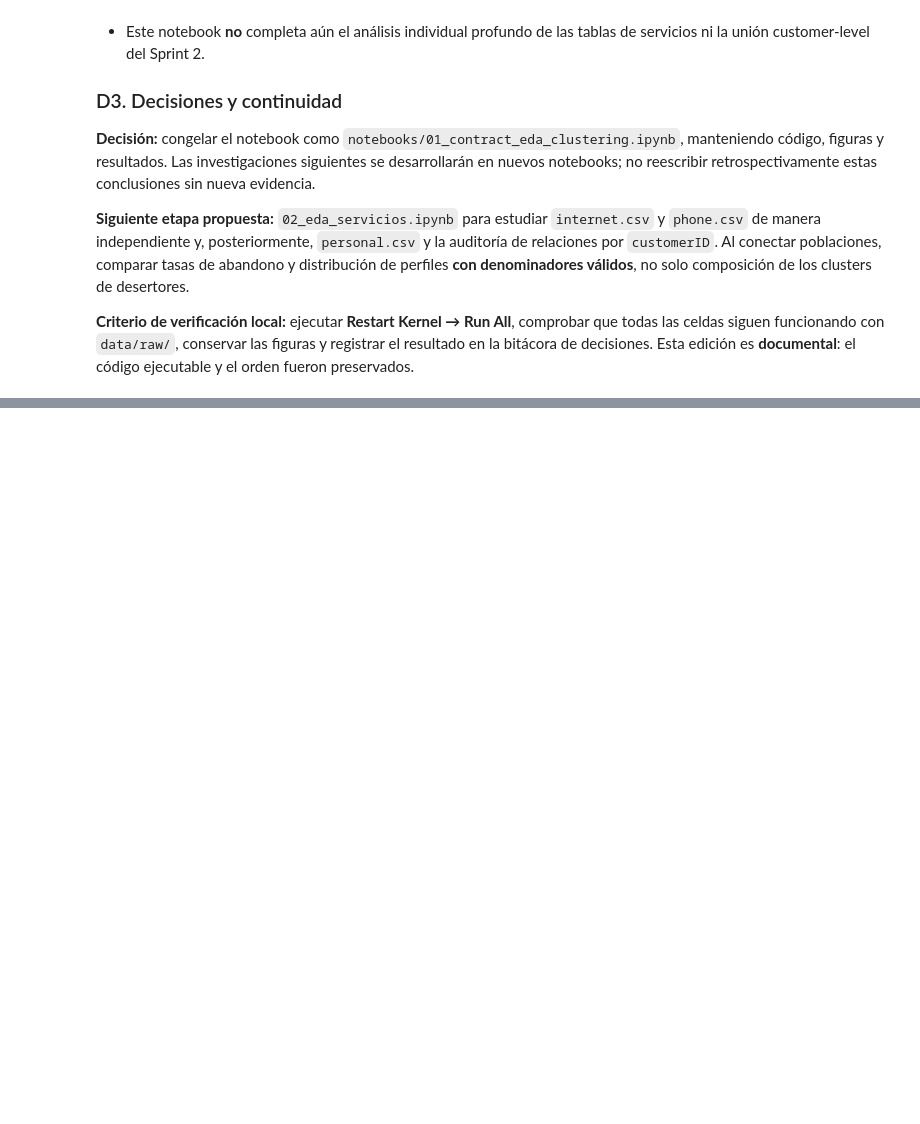
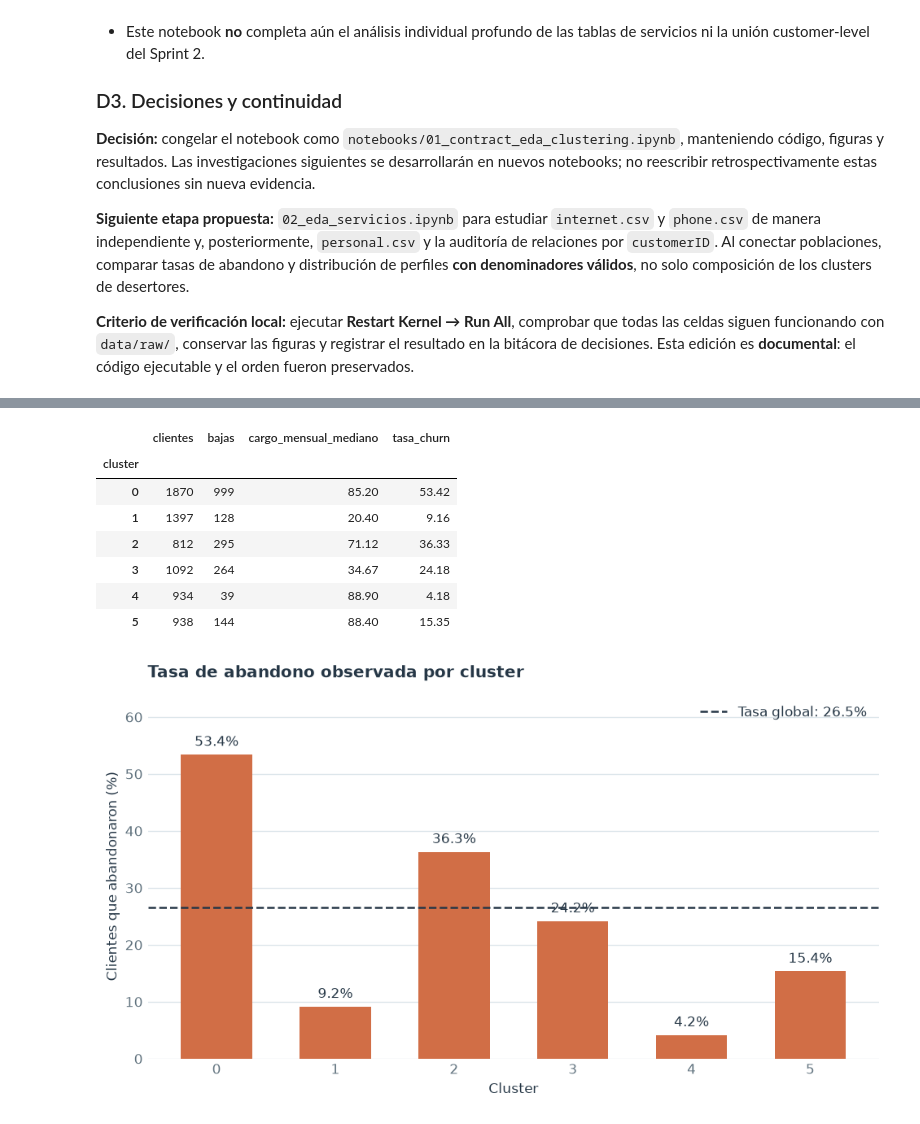
Before and after one commit to santiagoparada/interconnect-churn-prediction, a Jupyter notebook: notebooks/01_contract_eda_clustering.ipynb, the cells around one changed output, grey strips where cells are left out. Drawn from its saved outputs; the diff is of its cells as text; code cells hidden in the pictures; blank space fills up the shorter version.

```diff
--- a/notebooks/01_contract_eda_clustering.ipynb
+++ b/notebooks/01_contract_eda_clustering.ipynb
@@ -1879,0 +2087,80 @@ La tabla anterior registra **ARI = 1,000** para las cinco semillas evaluadas (**
+# %%
+
+# Churn se utiliza SOLO después del clustering
+poblacion_cluster["Churn"] = BAJA_OBSERVADA
+
+resumen_poblacion = (
+    poblacion_cluster
+    .groupby("cluster")
+    .agg(
+        clientes=("customerID", "size"),
+        bajas=("Churn", "sum"),
+        cargo_mensual_mediano=("MonthlyCharges", "median")
+    )
+)
+
+resumen_poblacion["tasa_churn"] = (
+    100
+    * resumen_poblacion["bajas"]
+    / resumen_poblacion["clientes"]
+)
+
+display(resumen_poblacion.round(2))
+
+# Comparación con la tasa global
+tasa_global = BAJA_OBSERVADA.mean() * 100
+
+fig, ax = plt.subplots(
+    figsize=(8, 4.5),
+    layout="constrained"
+)
+
+preparar_eje(ax)
+
+barras = ax.bar(
+    resumen_poblacion.index.astype(str),
+    resumen_poblacion["tasa_churn"],
+    color=COLOR["baja"],
+    width=0.60
+)
+
+ax.axhline(
+    tasa_global,
+    color=COLOR["tinta"],
+    linestyle="--",
+    linewidth=1.5,
+    label=f"Tasa global: {tasa_global:.1f}%"
+)
+
+ax.bar_label(
+    barras,
+    fmt="%.1f%%",
+    padding=4
+)
+
+ax.set_title(
+    "Tasa de abandono observada por cluster",
+    loc="left",
+    pad=12
+)
+
+ax.set_xlabel("Cluster")
+ax.set_ylabel("Clientes que abandonaron (%)")
+ax.set_ylim(
+    0,
+    max(resumen_poblacion["tasa_churn"].max(), tasa_global) * 1.2
+)
+
+ax.legend(frameon=False)
+
+plt.show()
+# %% [output]
+|  | clientes | bajas | cargo_mensual_mediano | tasa_churn |
+| cluster |  |  |  |  |
+| 0 | 1870 | 999 | 85.20 | 53.42 |
+| 1 | 1397 | 128 | 20.40 | 9.16 |
+| 2 | 812 | 295 | 71.12 | 36.33 |
+| 3 | 1092 | 264 | 34.67 | 24.18 |
+| 4 | 934 | 39 | 88.90 | 4.18 |
+| 5 | 938 | 144 | 88.40 | 15.35 |
+[figure, added]
```
Also changed, not shown: parts of 9 cells of this notebook, 3 other files.
